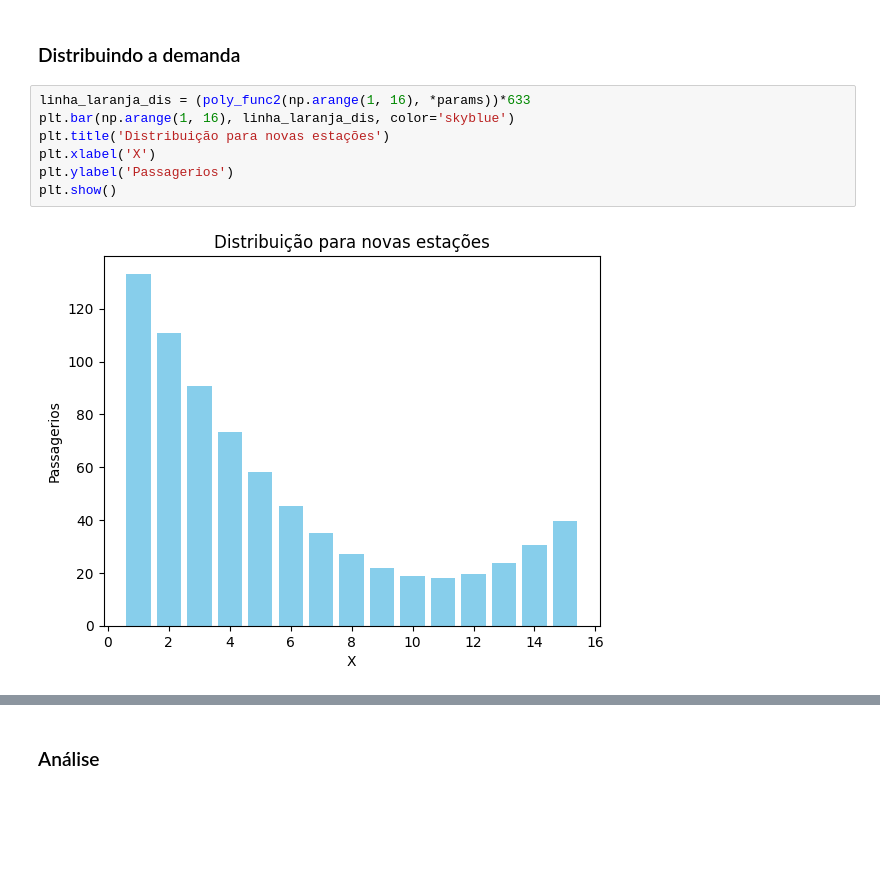
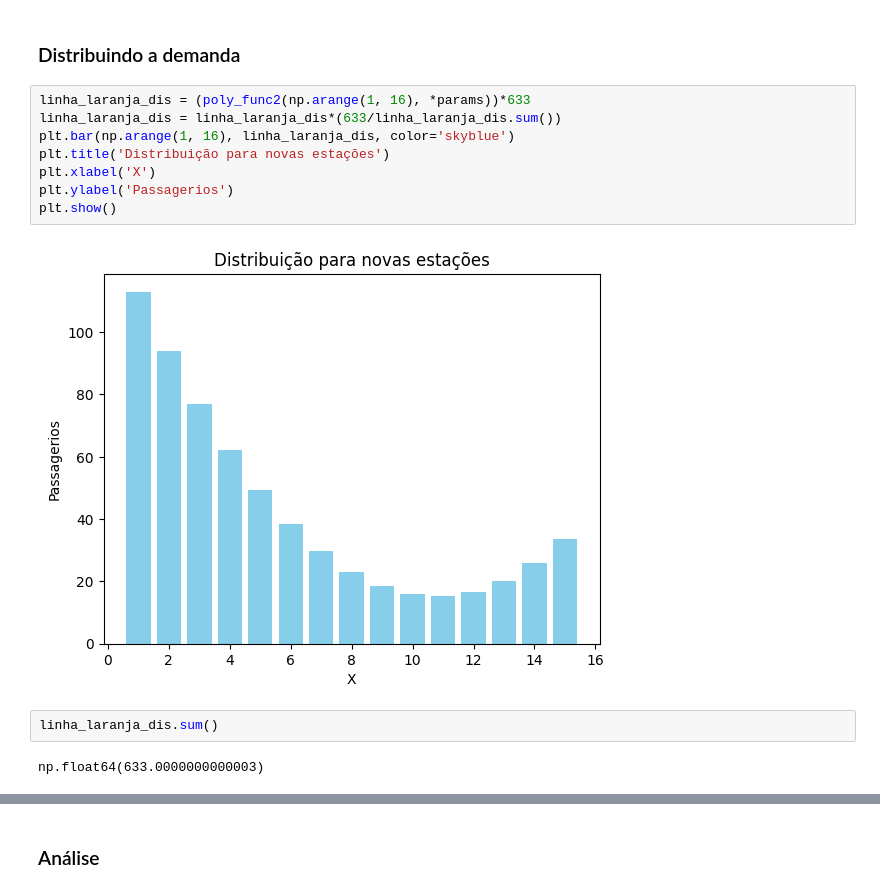
Before and after one commit to PauloAPH/AnaliseDoSistemaMetroviarioDeSaoPaulo, a Jupyter notebook: Sistema_metroviário_de_SP.ipynb, the cells around one changed output, grey strips where cells are left out. Saved outputs shown, nothing was run; the diff lists cells and outputs as text; blank space fills up the shorter version.

```diff
--- a/Sistema_metroviário_de_SP.ipynb
+++ b/Sistema_metroviário_de_SP.ipynb
@@ -411,13 +400,18 @@ a = 0.0019061743281487686, b = -0.04108269821924493, c = 0.24972126101431746
 ### Distribuindo a demanda
 # %%
 linha_laranja_dis = (poly_func2(np.arange(1, 16), *params))*633
+linha_laranja_dis = linha_laranja_dis*(633/linha_laranja_dis.sum())
 plt.bar(np.arange(1, 16), linha_laranja_dis, color='skyblue')
 plt.title('Distribuição para novas estações')
 plt.xlabel('X')
 plt.ylabel('Passagerios')
 plt.show()
 # %% [output]
-[figure, old version]
+[figure, new version]
+# %%
+linha_laranja_dis.sum()
+# %% [output]
+np.float64(633.0000000000003)
 # %%
 l = len(linha_laranja_dis)
 distribuicao_laranja = np.zeros(l)
```
Also changed, not shown: parts of 44 cells of this notebook, 5 other files.
